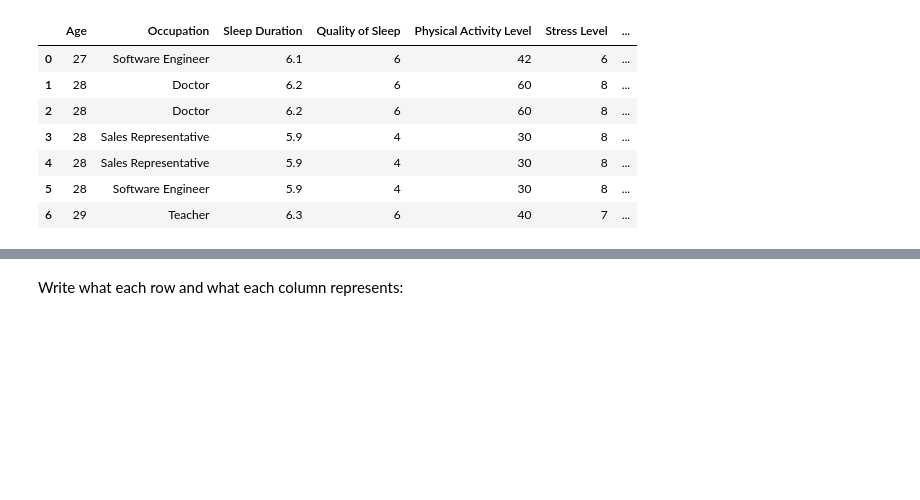
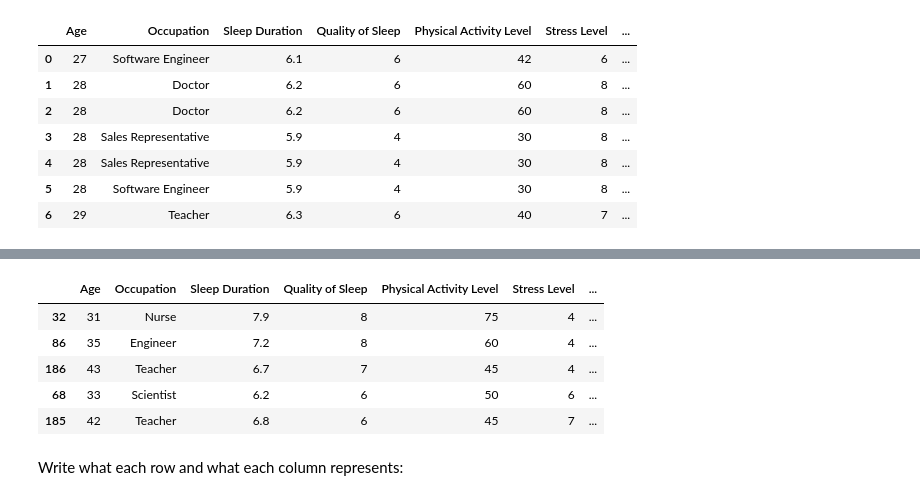
Before and after one commit to AnikaRanjan/MDST, a Jupyter notebook: week1.ipynb, the cells around one changed output, grey strips where cells are left out. Saved outputs shown, nothing was run; the diff lists cells and outputs as text; code cells hidden in the pictures; blank space fills up the shorter version.

```diff
--- a/week1.ipynb
+++ b/week1.ipynb
@@ -53,5 +61,13 @@ df.head(7)
 # %%
 # TODO: print 5 random rows
+df.sample(5)
+# %% [output]
+|  | Age | Occupation | Sleep Duration | Quality of Sleep | Physical Activity Level | Stress Level | ... |
+| 32 | 31 | Nurse | 7.9 | 8 | 75 | 4 | ... |
+| 86 | 35 | Engineer | 7.2 | 8 | 60 | 4 | ... |
+| 186 | 43 | Teacher | 6.7 | 7 | 45 | 4 | ... |
+| 68 | 33 | Scientist | 6.2 | 6 | 50 | 6 | ... |
+| 185 | 42 | Teacher | 6.8 | 6 | 45 | 7 | ... |
 # %% [markdown]
 Write what each row and what each column represents:
 # %% [markdown]
```
Also changed, not shown: parts of 3 cells of this notebook.
